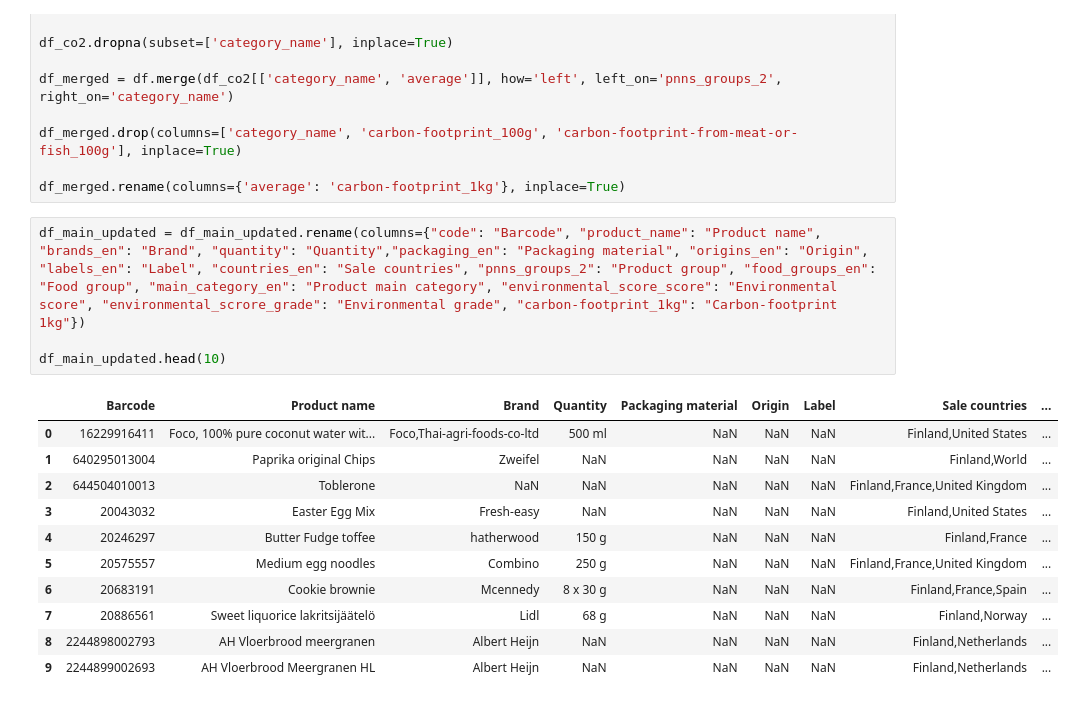
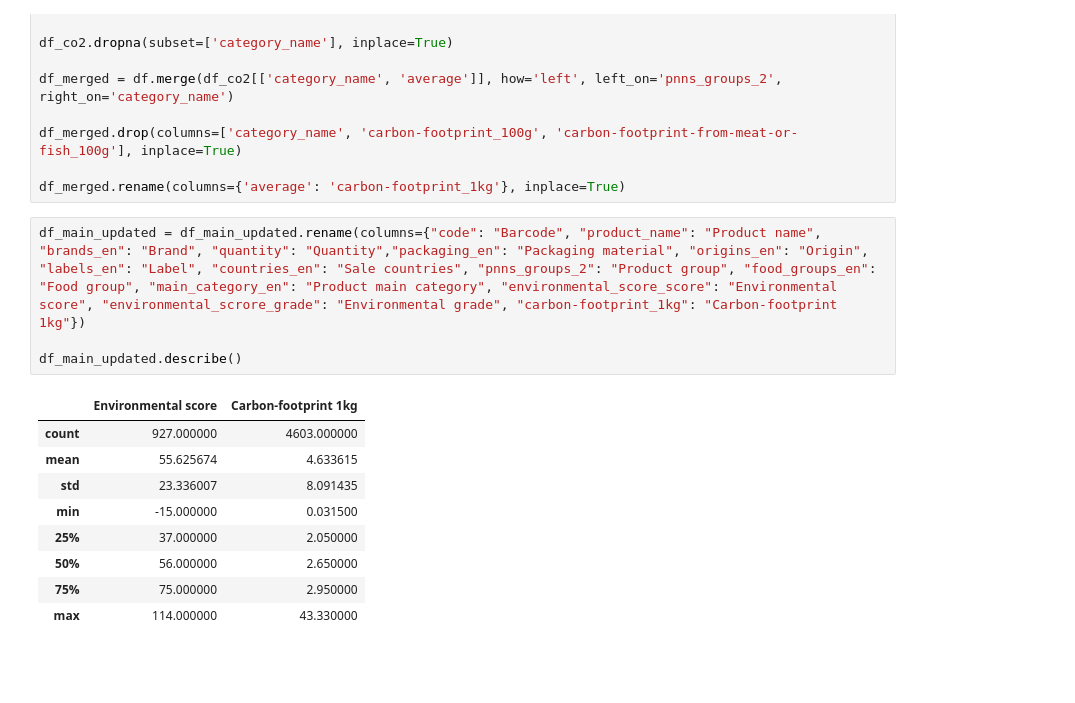
Before and after one commit to Phi-project3/finalproject, a Jupyter notebook: dossier/donnees/source/code.ipynb, the cells around one changed output. Drawn from its saved outputs; the diff is of its cells as text; blank space fills up the shorter version.

```diff
--- a/dossier/donnees/source/code.ipynb
+++ b/dossier/donnees/source/code.ipynb
@@ -190,16 +190,14 @@ df_merged.rename(columns={'average': 'carbon-footprint_1kg'}, inplace=True)
 # %%
 df_main_updated = df_main_updated.rename(columns={"code": "Barcode", "product_name": "Product name", "brands_en": "Brand", "quantity": "Quantity","packaging_en": "Packaging material", "origins_en": "Origin", "labels_en": "Label", "countries_en": "Sale countries", "pnns_groups_2": "Product group", "food_groups_en": "Food group", "main_category_en": "Product main category", "environmental_score_score": "Environmental score", "environmental_scrore_grade": "Environmental grade", "carbon-footprint_1kg": "Carbon-footprint 1kg"})
 
-df_main_updated.head(10)
+df_main_updated.describe()
 # %% [output]
-|  | Barcode | Product name | Brand | Quantity | Packaging material | Origin | Label | Sale countries | ... |
-| 0 | 16229916411 | Foco, 100% pure coconut water wit... | Foco,Thai-agri-foods-co-ltd | 500 ml | NaN | NaN | NaN | Finland,United States | ... |
-| 1 | 640295013004 | Paprika original Chips | Zweifel | NaN | NaN | NaN | NaN | Finland,World | ... |
-| 2 | 644504010013 | Toblerone | NaN | NaN | NaN | NaN | NaN | Finland,France,United Kingdom | ... |
-| 3 | 20043032 | Easter Egg Mix | Fresh-easy | NaN | NaN | NaN | NaN | Finland,United States | ... |
-| 4 | 20246297 | Butter Fudge toffee | hatherwood | 150 g | NaN | NaN | NaN | Finland,France | ... |
-| 5 | 20575557 | Medium egg noodles | Combino | 250 g | NaN | NaN | NaN | Finland,France,United Kingdom | ... |
-| 6 | 20683191 | Cookie brownie | Mcennedy | 8 x 30 g | NaN | NaN | NaN | Finland,France,Spain | ... |
-| 7 | 20886561 | Sweet liquorice lakritsijäätelö | Lidl | 68 g | NaN | NaN | NaN | Finland,Norway | ... |
-| 8 | 2244898002793 | AH Vloerbrood meergranen | Albert Heijn | NaN | NaN | NaN | NaN | Finland,Netherlands | ... |
-| 9 | 2244899002693 | AH Vloerbrood Meergranen HL | Albert Heijn | NaN | NaN | NaN | NaN | Finland,Netherlands | ... |
+|  | Environmental score | Carbon-footprint 1kg |
+| count | 927.000000 | 4603.000000 |
+| mean | 55.625674 | 4.633615 |
+| std | 23.336007 | 8.091435 |
+| min | -15.000000 | 0.031500 |
+| 25% | 37.000000 | 2.050000 |
+| 50% | 56.000000 | 2.650000 |
+| 75% | 75.000000 | 2.950000 |
+| max | 114.000000 | 43.330000 |
```
Also changed, not shown: parts of 3 cells of this notebook.
